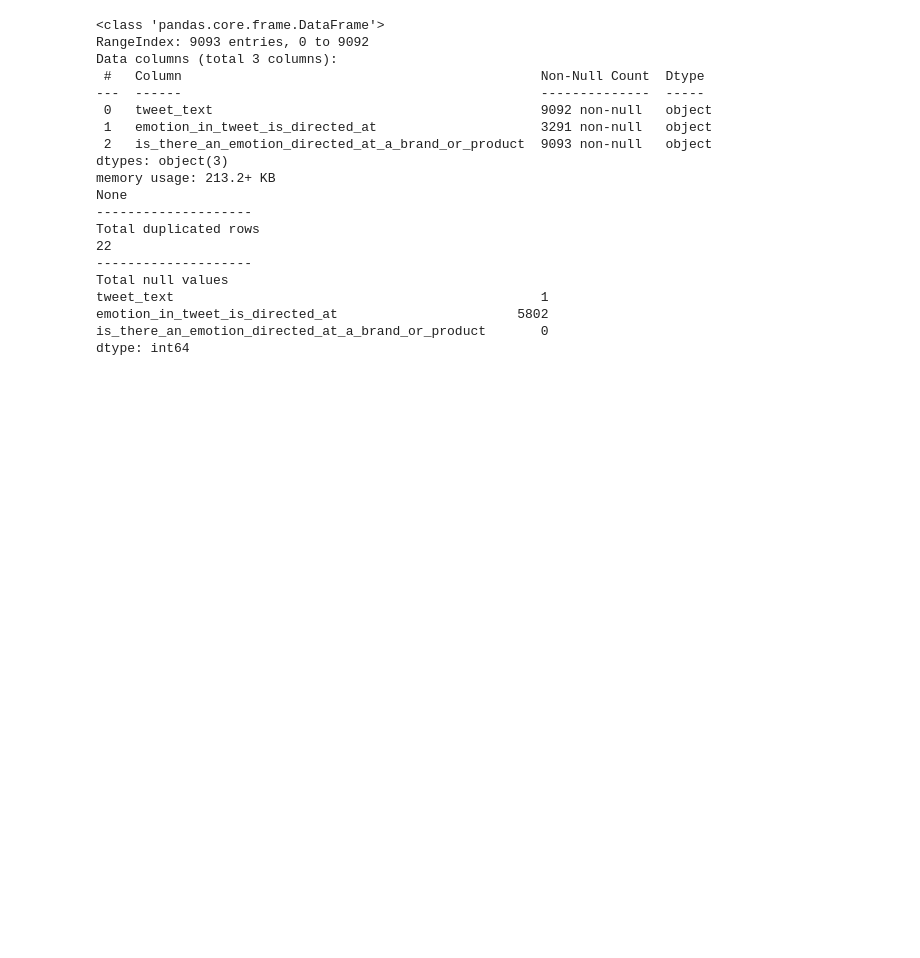
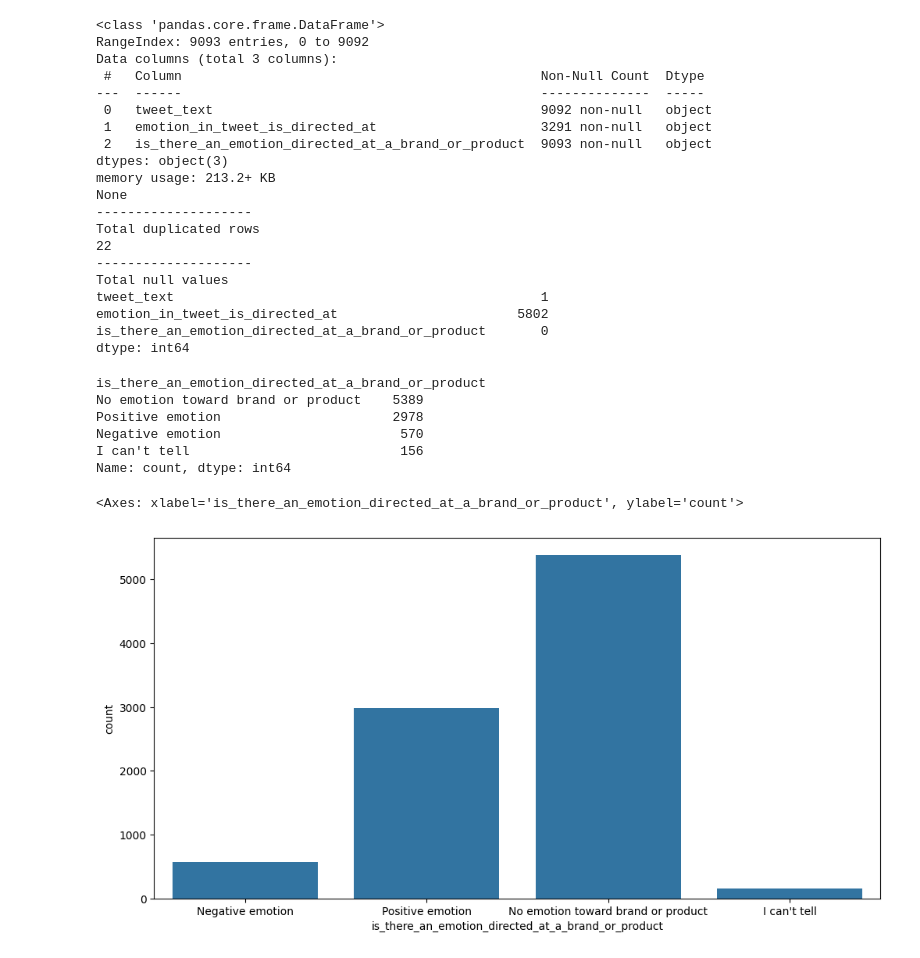
Before and after one commit to Mosota-Kemunto-Gladys-2020/Sentiment_project, a Jupyter notebook: group4.ipynb, the cells around one changed output. Cells and saved outputs as stored; diff of their text form; code cells hidden in the pictures; blank space fills up the shorter version.

Commit message:
data EDA

```diff
--- a/group4.ipynb
+++ b/group4.ipynb
@@ -154,3 +154,19 @@ tweet_text                                               1
 emotion_in_tweet_is_directed_at                       5802
 is_there_an_emotion_directed_at_a_brand_or_product       0
 dtype: int64
+# %%
+#sentiment breakdown
+df['is_there_an_emotion_directed_at_a_brand_or_product'].value_counts()
+# %% [output]
+is_there_an_emotion_directed_at_a_brand_or_product
+No emotion toward brand or product    5389
+Positive emotion                      2978
+Negative emotion                       570
+I can't tell                           156
+Name: count, dtype: int64
+# %%
+fig =  plt.figure(figsize=(12,6))
+sns.countplot(x='is_there_an_emotion_directed_at_a_brand_or_product', data=df)
+# %% [output]
+<Axes: xlabel='is_there_an_emotion_directed_at_a_brand_or_product', ylabel='count'>
+[figure, added]
```
Also changed, not shown: parts of 18 cells of this notebook, 1 other file.
